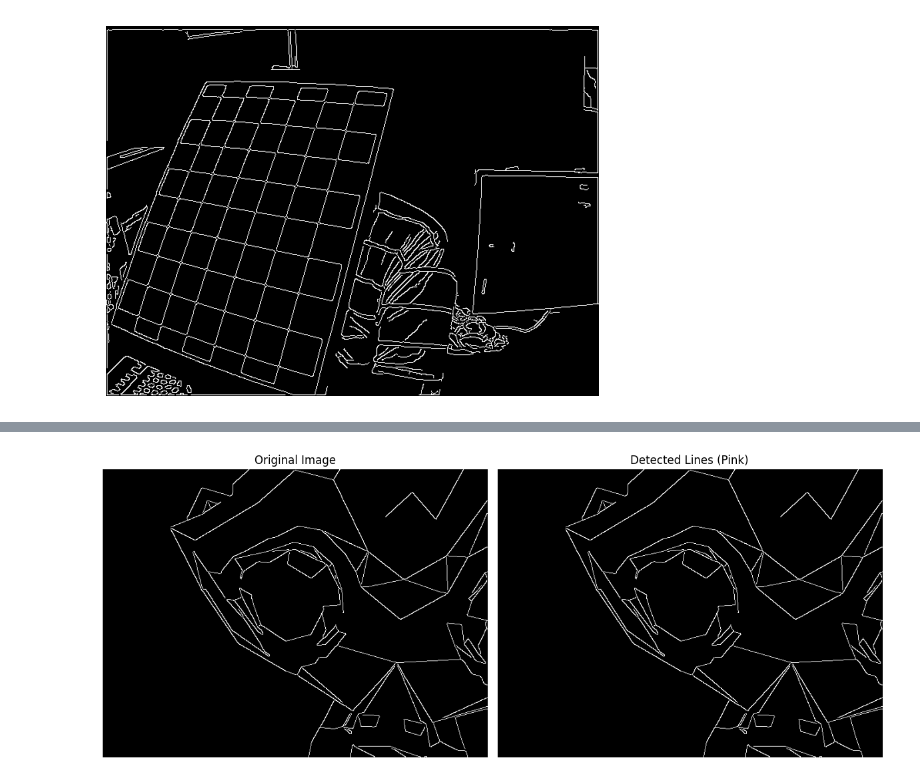
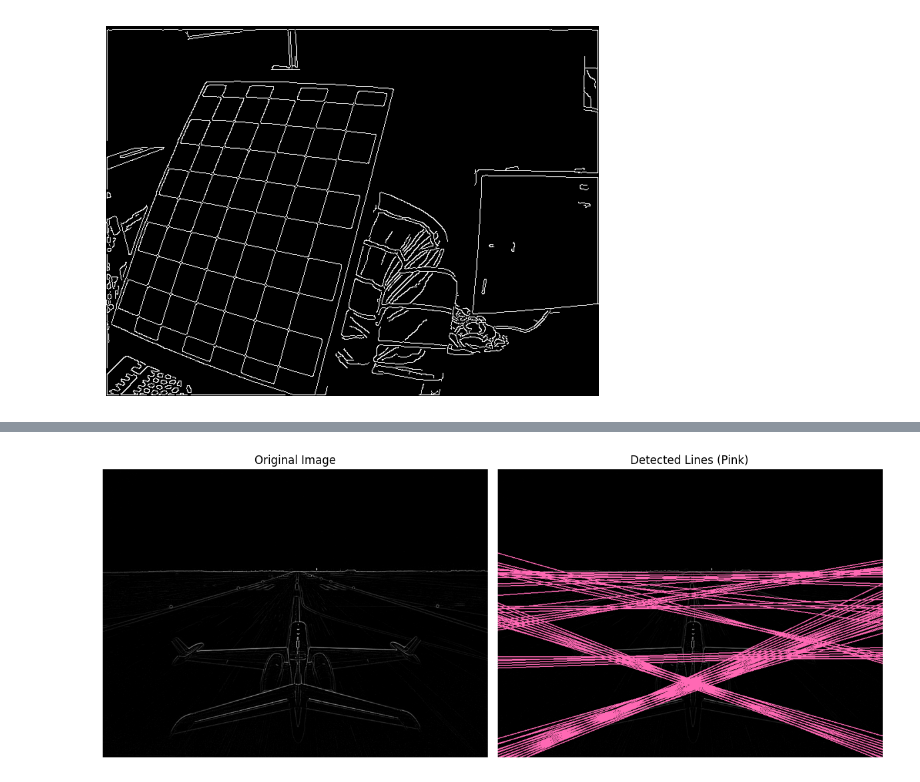
Before and after one commit to DanielRasho/Paralela-proj3, a Jupyter notebook: main.ipynb, the cells around one changed output, grey strips where cells are left out. Drawn from its saved outputs; the diff is of its cells as text; code cells hidden in the pictures.

Commit message:
Update jupyter to run the global implementation

```diff
--- a/main.ipynb
+++ b/main.ipynb
@@ -136,25 +174,4 @@ plt.show()
-# %%
-from PIL import Image
-import matplotlib.pyplot as plt
-
-name = '0'
-
-# Display original
-original = Image.open('./media/pgm/'+name+".pgm")
-plt.figure(figsize=(12, 5))
-plt.subplot(1, 2, 1)
-plt.imshow(original, cmap='gray')
-plt.title('Original Image')
-plt.axis('off')
-
-
-# Display result with detected lines
-result = Image.open('./media/output/'+name+".png")
-plt.subplot(1, 2, 2)
-plt.imshow(result)
-plt.title('Detected Lines (Pink)')
-plt.axis('off')
-plt.tight_layout()
-plt.show()
-# %% [output]
-[figure, removed]
+# %%
+show_comparison("./Paralela-proj3/media/runway.pgm", "./media/output/0-global.png")
+# %% [output]
+[figure, added]
```
Also changed, not shown: parts of 12 cells of this notebook.
